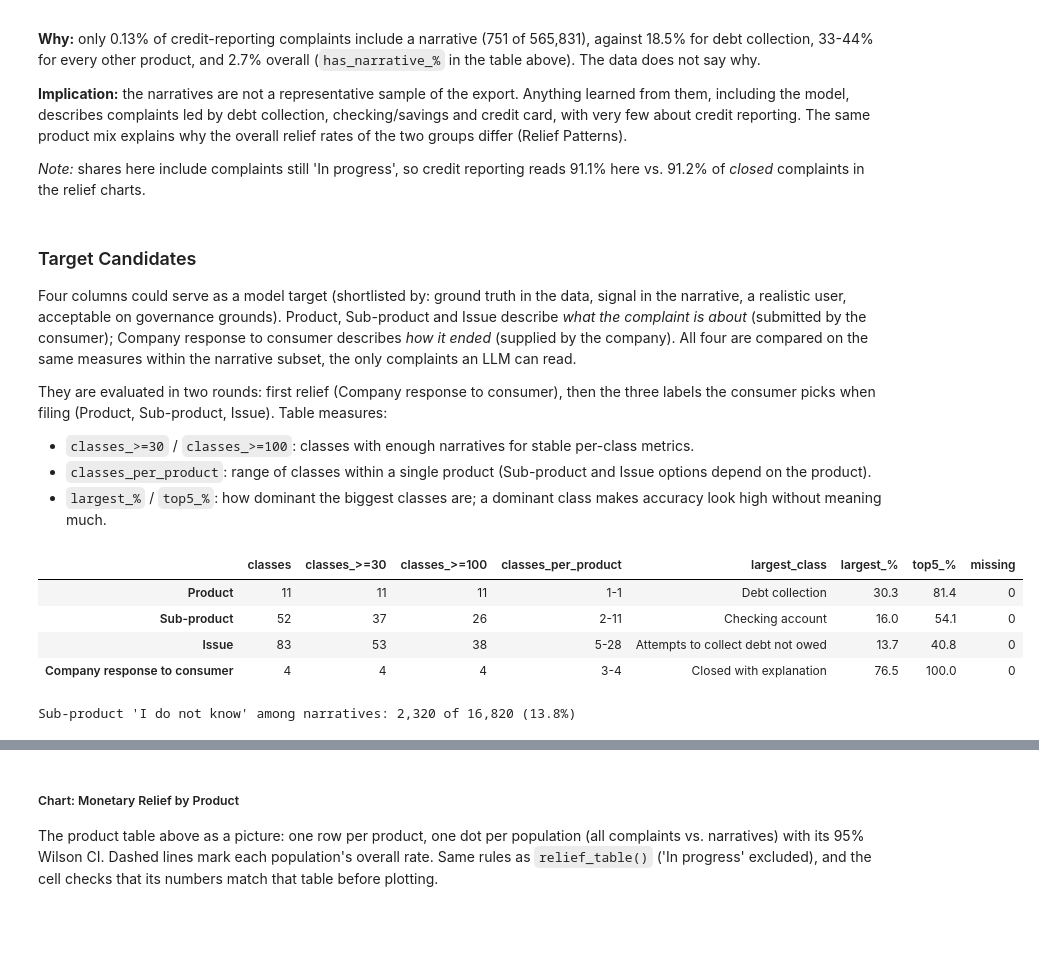
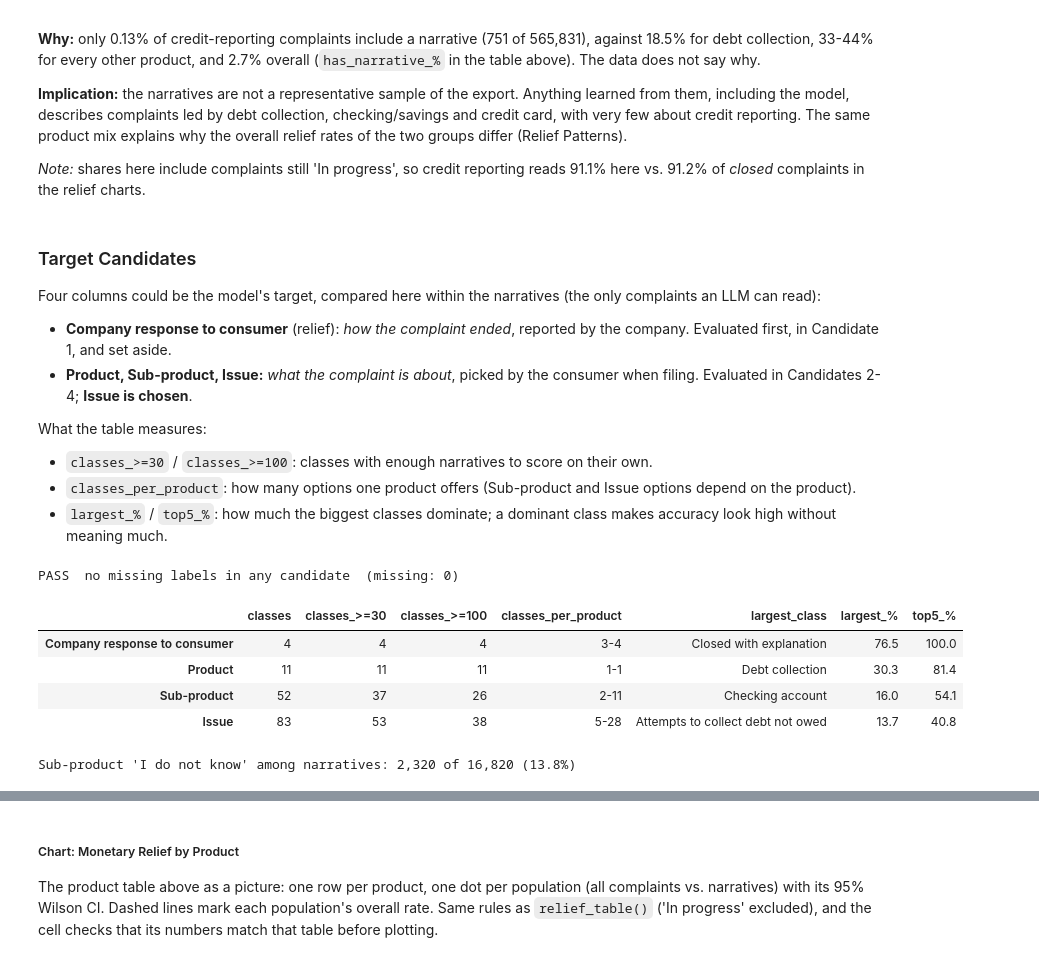
Before and after one commit to wynnther-triho/INFO-4340-Final-Project-CCDB, a Jupyter notebook: notebooks/final_project.ipynb, the cells around one changed output, grey strips where cells are left out. Cells and saved outputs as stored; diff of their text form; code cells hidden in the pictures; blank space fills up the shorter version.

```diff
--- a/notebooks/final_project.ipynb
+++ b/notebooks/final_project.ipynb
@@ -432,48 +432,48 @@ Think of it as two pie charts drawn as dots, with one row per product:
 # %% [markdown]
 ### Target Candidates
 
-Four columns could serve as a model target (shortlisted by: ground truth in the data, signal in the narrative, a realistic user, acceptable on governance grounds). Product, Sub-product and Issue describe *what the complaint is about* (submitted by the consumer); Company response to consumer describes *how it ended* (supplied by the company). All four are compared on the same measures within the narrative subset, the only complaints an LLM can read.
+Four columns could be the model's target, compared here within the narratives (the only complaints an LLM can read):
+- **Company response to consumer** (relief): *how the complaint ended*, reported by the company. Evaluated first, in Candidate 1, and set aside.
+- **Product, Sub-product, Issue:** *what the complaint is about*, picked by the consumer when filing. Evaluated in Candidates 2-4; **Issue is chosen**.
 
-They are evaluated in two rounds: first relief (Company response to consumer), then the three labels the consumer picks when filing (Product, Sub-product, Issue). Table measures:
-- `classes_>=30` / `classes_>=100`: classes with enough narratives for stable per-class metrics.
-- `classes_per_product`: range of classes within a single product (Sub-product and Issue options depend on the product).
-- `largest_%` / `top5_%`: how dominant the biggest classes are; a dominant class makes accuracy look high without meaning much.
+What the table measures:
+- `classes_>=30` / `classes_>=100`: classes with enough narratives to score on their own.
+- `classes_per_product`: how many options one product offers (Sub-product and Issue options depend on the product).
+- `largest_%` / `top5_%`: how much the biggest classes dominate; a dominant class makes accuracy look high without meaning much.
 # %%
 # --- Explore: target candidates (narrative subset) --------------------------
-TARGET_CANDIDATES = ["Product", "Sub-product", "Issue", "Company response to consumer"]
+TARGET_CANDIDATES = ["Company response to consumer", "Product", "Sub-product", "Issue"]  # in the order evaluated
 MIN_CLASS_SMALL, MIN_CLASS_LARGE = 30, 100
-IDK = "I do not know"
 
 
 def describe_target(col):
     """Class structure of one candidate target within the narrative subset."""
     vc = df_narrative[col].value_counts()
     per_product = df_narrative.groupby("Product")[col].nunique()
     return {
         "classes": len(vc),
         f"classes_>={MIN_CLASS_SMALL}": int((vc >= MIN_CLASS_SMALL).sum()),
         f"classes_>={MIN_CLASS_LARGE}": int((vc >= MIN_CLASS_LARGE).sum()),
         "classes_per_product": f"{per_product.min()}-{per_product.max()}",
         "largest_class": str(vc.index[0])[:45],
         "largest_%": round(100 * vc.iloc[0] / vc.sum(), 1),
         "top5_%": round(100 * vc.head(5).sum() / vc.sum(), 1),
-        "missing": int(df_narrative[col].isna().sum()),
     }
 
 
+n_missing = int(df_narrative[TARGET_CANDIDATES].isna().sum().sum())
+assert check("no missing labels in any candidate", n_missing == 0, f"(missing: {n_missing})")
+
 targets = pd.DataFrame({col: describe_target(col) for col in TARGET_CANDIDATES}).T
 display(targets)
-
-idk_narratives = (df_narrative["Sub-product"] == IDK).sum()
-print(f"Sub-product '{IDK}' among narratives: {idk_narratives:,} of {len(df_narrative):,} "
-      f"({idk_narratives / len(df_narrative):.1%})")
 # %% [output]
+PASS  no missing labels in any candidate  (missing: 0)
-|  | classes | classes_>=30 | classes_>=100 | classes_per_product | largest_class | largest_% | top5_% | missing |
-| Product | 11 | 11 | 11 | 1-1 | Debt collection | 30.3 | 81.4 | 0 |
-| Sub-product | 52 | 37 | 26 | 2-11 | Checking account | 16.0 | 54.1 | 0 |
-| Issue | 83 | 53 | 38 | 5-28 | Attempts to collect debt not owed | 13.7 | 40.8 | 0 |
-| Company response to consumer | 4 | 4 | 4 | 3-4 | Closed with explanation | 76.5 | 100.0 | 0 |
+|  | classes | classes_>=30 | classes_>=100 | classes_per_product | largest_class | largest_% | top5_% |
+| Company response to consumer | 4 | 4 | 4 | 3-4 | Closed with explanation | 76.5 | 100.0 |
+| Product | 11 | 11 | 11 | 1-1 | Debt collection | 30.3 | 81.4 |
+| Sub-product | 52 | 37 | 26 | 2-11 | Checking account | 16.0 | 54.1 |
+| Issue | 83 | 53 | 38 | 5-28 | Attempts to collect debt not owed | 13.7 | 40.8 |
-Sub-product 'I do not know' among narratives: 2,320 of 16,820 (13.8%)
+Sub-product 'I do not know' among narratives: 2,320 of 16,820 (13.8%)
 # %% [markdown]
 #### Candidate 1: Relief Patterns
 
```
Also changed, not shown: parts of 10 cells of this notebook.
